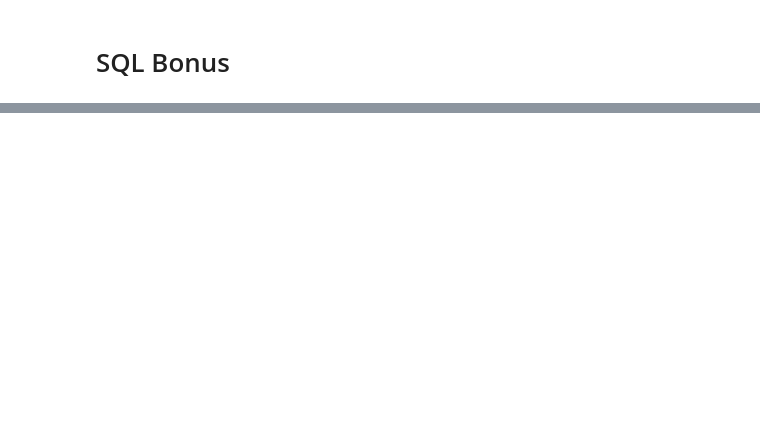
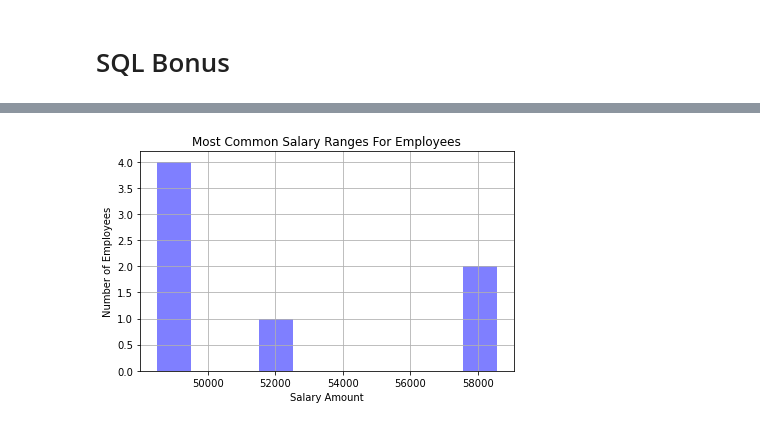
Before and after one commit to HeathMo/SQL_challenge, a Jupyter notebook: Analysis_EmployeeSQL.ipynb, the cells around one changed output, grey strips where cells are left out. Saved outputs shown, nothing was run; the diff lists cells and outputs as text; code cells hidden in the pictures; blank space fills up the shorter version.

```diff
--- a/Analysis_EmployeeSQL.ipynb
+++ b/Analysis_EmployeeSQL.ipynb
@@ -35,5 +55,5 @@ title_data.head()
 # %%
 # Merge the data
 
-combined_data = pd.merge(salary_data, title_data, on="emp_no", how="inner")
-combined_data.head()
+combined_data1 = pd.merge(emp_data, salary_data)
+combined_data1.head()
@@ -39,0 +67,3 @@ combined_data.head()
+# %%
+combined_data1 = combined_data1.rename(columns={'emp_title_id':'title_id'})
+combined_data1.head()
@@ -39,0 +77,3 @@ combined_data.head()
+# %%
+combined_data2 = pd.merge(combined_data1, title_data)
+combined_data2.head()
@@ -40,5 +87,5 @@ combined_data.head()
 # %%
 # Find means
 
-grouped_df = combined_data.groupby("title").mean()
+grouped_df = combined_data2.groupby("title").mean()
 grouped_df
@@ -51,15 +117,17 @@ revised_grouped_df
 # %%
 # Create a histogram to visualize the most common salary ranges for employees.
-x = salary["salary"]
+x = revised_grouped_df["salary"]
 num_bins = 10
 n, bins, patches = plt.hist(x, num_bins, facecolor='blue', alpha=0.5)
 
 plt.xlabel('Salary Amount')
 plt.ylabel('Number of Employees')
 plt.title('Most Common Salary Ranges For Employees')
 plt.grid()
 plt.tight_layout()
 plt.show()
+# %% [output]
+[figure, added]
 # %%
 # Create a bar chart of average salary by title.
 
```
Also changed, not shown: parts of 11 cells of this notebook, 1 other file.
